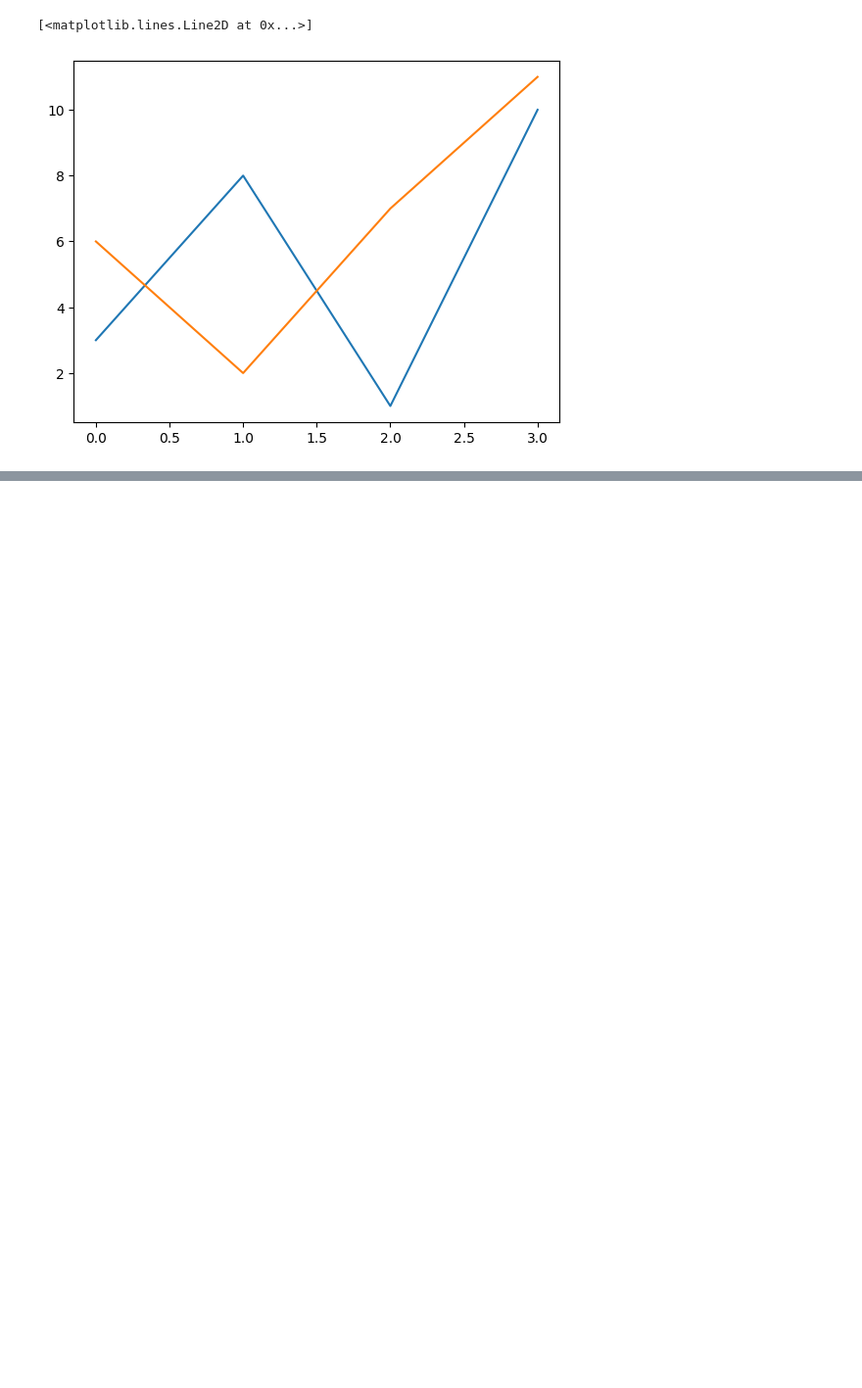
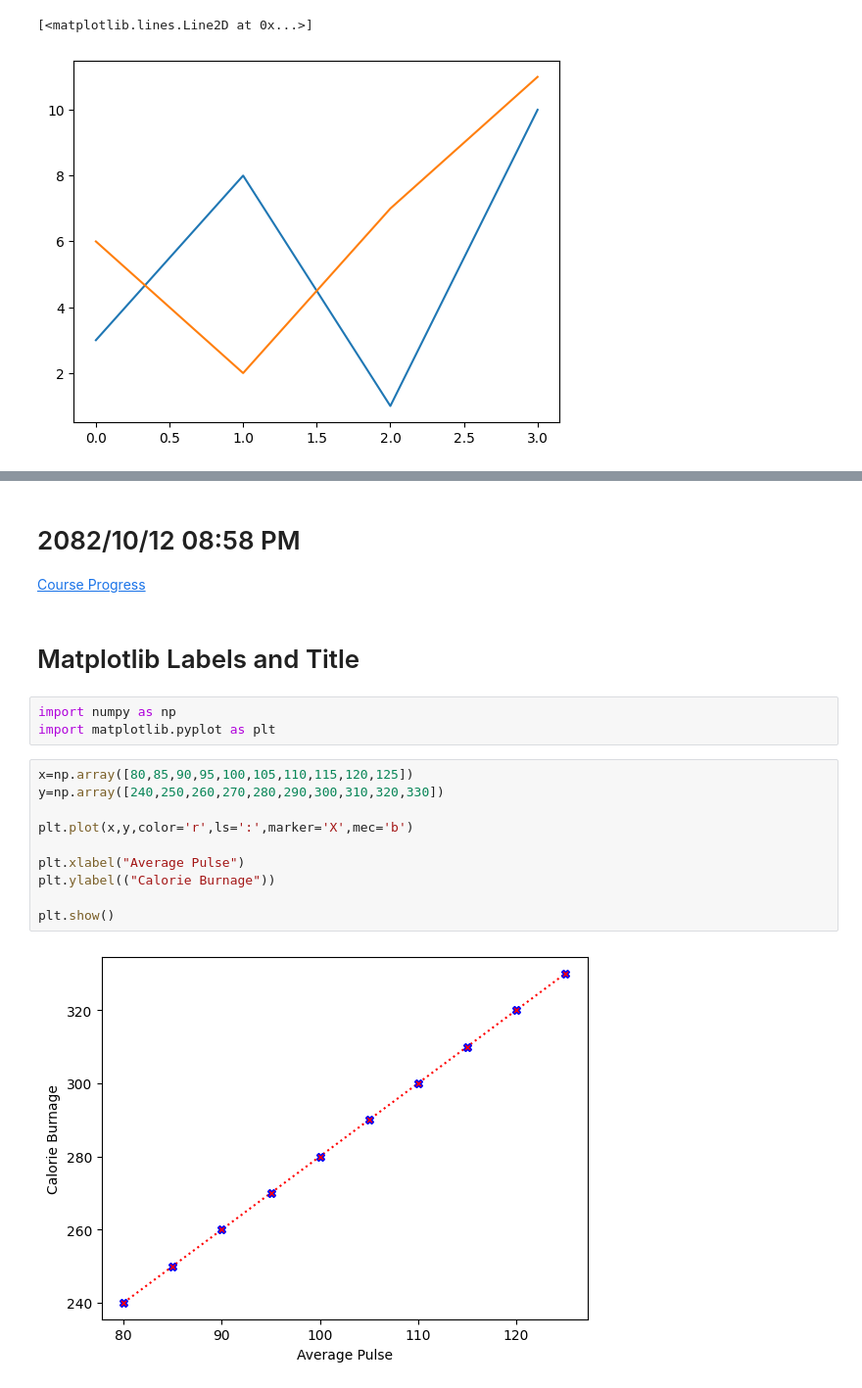
Before and after one commit to BimalGhimire38/Extra_Python_Stuffs, a Jupyter notebook: Matplotlib_Revision_from_w3shcools.ipynb, the cells around one changed output, grey strips where cells are left out. Shown at 98% size. Drawn from its saved outputs; the diff is of its cells as text; blank space fills up the shorter version.

```diff
--- a/Matplotlib_Revision_from_w3shcools.ipynb
+++ b/Matplotlib_Revision_from_w3shcools.ipynb
@@ -155,0 +166,21 @@ plt.plot(y2)
+# %% [markdown]
+# 2082/10/12  08:58 PM
+
+[Course Progress](https://www.w3schools.com/python/matplotlib_line.asp)
+# %% [markdown]
+# Matplotlib Labels and Title
+# %%
+import numpy as np
+import matplotlib.pyplot as plt
+# %%
+x=np.array([80,85,90,95,100,105,110,115,120,125])
+y=np.array([240,250,260,270,280,290,300,310,320,330])
+
+plt.plot(x,y,color='r',ls=':',marker='X',mec='b')
+
+plt.xlabel("Average Pulse")
+plt.ylabel(("Calorie Burnage"))
+
+plt.show()
+# %% [output]
+[figure, added]
```
Also changed, not shown: parts of 12 cells of this notebook.
